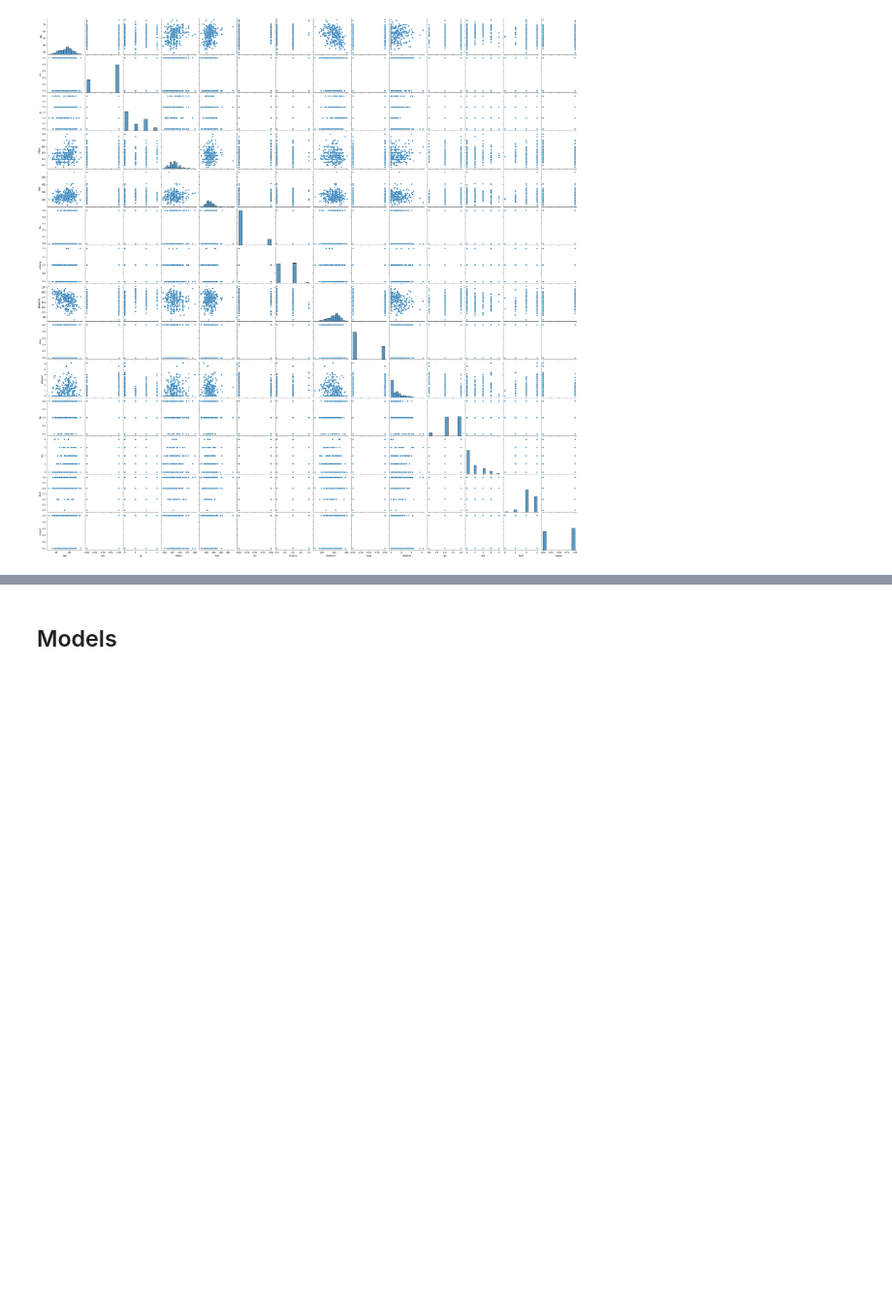
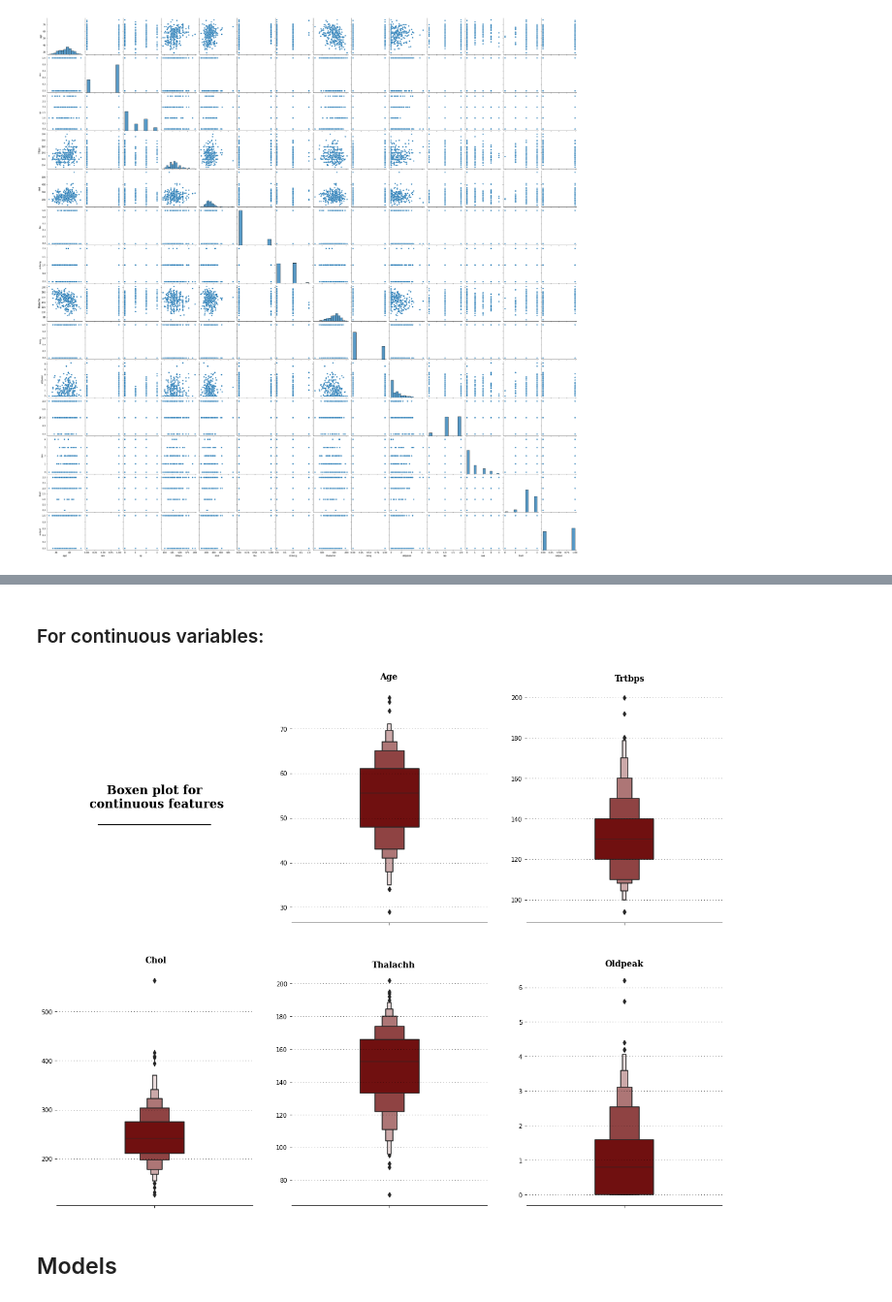
Before and after one commit to joaoreis16/heart_attack_prediction, a Jupyter notebook: code/main.ipynb, the cells around one changed output, grey strips where cells are left out. Shown at 97% size. Cells and saved outputs as stored; diff of their text form; code cells hidden in the pictures; blank space fills up the shorter version.

```diff
--- a/code/main.ipynb
+++ b/code/main.ipynb
@@ -314,3 +223,62 @@ for s in ["top","right","left"]:
+# %% [markdown]
+###  For continuous variables:
+# %%
+fig = plt.figure(figsize=(20,16))
+
+con_cols = ["age","trtbps","chol","thalachh","oldpeak"]
+grid = fig.add_gridspec(2,3)
+grid.update(wspace=0.2, hspace=0.2)
+ax0 = fig.add_subplot(grid[0,0])
+ax1 = fig.add_subplot(grid[0,1])
+ax2 = fig.add_subplot(grid[0,2])
+ax3 = fig.add_subplot(grid[1,0])
+ax4 = fig.add_subplot(grid[1,1])
+ax5 = fig.add_subplot(grid[1,2])
+
+background_color = "#ffffff"
+color_palette = ["#800000","#8000ff","#6aac90","#5833ff","#da8829"]
+axes = [ax0,ax1,ax2,ax3,ax4,ax5]
+fig.patch.set_facecolor(background_color)
+for ax in axes:
+    ax.set_facecolor(background_color)
+
+# Title of the plot
+ax0.spines["bottom"].set_visible(False)
+ax0.spines["left"].set_visible(False)
+ax0.spines["top"].set_visible(False)
+ax0.spines["right"].set_visible(False)
+ax0.tick_params(left=False, bottom=False)
+ax0.set_xticklabels([])
+ax0.set_yticklabels([])
+ax0.text(0.5,0.5,
+         'Boxen plot for\n continuous features\n___________________',
+         horizontalalignment='center',
+         verticalalignment='center',
+         fontsize=20, fontweight='bold',
+         fontfamily='serif',
+         color="#000000")
+
+for idx, ax in enumerate(axes):
+    if idx == 0:
+        continue
+    ax.grid(color='#000000', linestyle=':', axis='y', zorder=0,  dashes=(1,5))
+    sns.boxenplot(ax=ax,data=data,y=con_cols[idx-1],palette=color_palette, width=0.3)
+    ax.set_xlabel("")
+    ax.set_ylabel("")
+
+
+ax1.text(-0.05, 81, 'Age', fontsize=14, fontweight='bold', fontfamily='serif', color="#000000")
+ax2.text(-0.05, 208, 'Trtbps', fontsize=14, fontweight='bold', fontfamily='serif', color="#000000")
+ax3.text(-0.05, 600, 'Chol', fontsize=14, fontweight='bold', fontfamily='serif', color="#000000")
+ax4.text(-0.09, 210, 'Thalachh', fontsize=14, fontweight='bold', fontfamily='serif', color="#000000")
+ax5.text(-0.1, 6.6, 'Oldpeak', fontsize=14, fontweight='bold', fontfamily='serif', color="#000000")
+
+
+for s in ["top","right","left"]:
+    for ax in axes:
+        ax.spines[s].set_visible(False)
+# %% [output]
+[figure, added]
 # %% [markdown]
 
 ## Models
```
Also changed, not shown: parts of 2 cells of this notebook.
